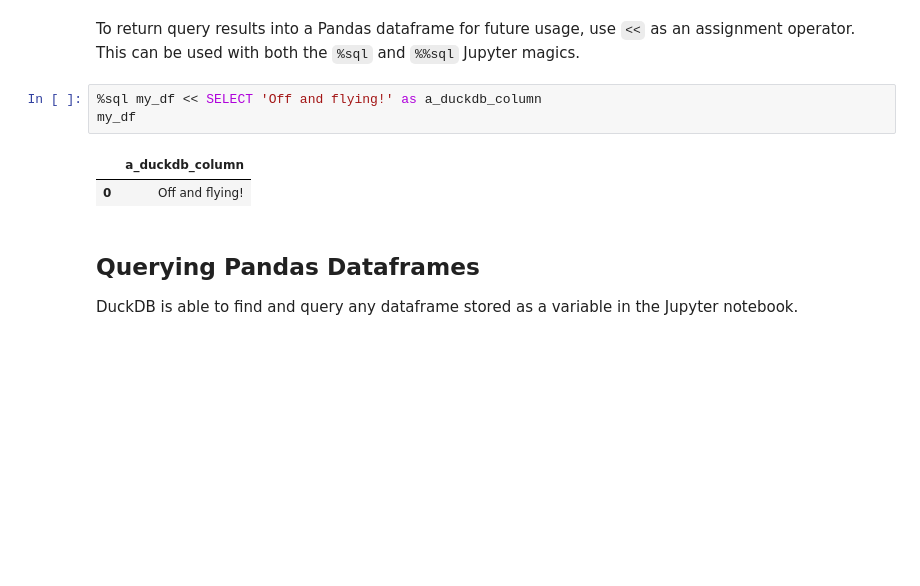
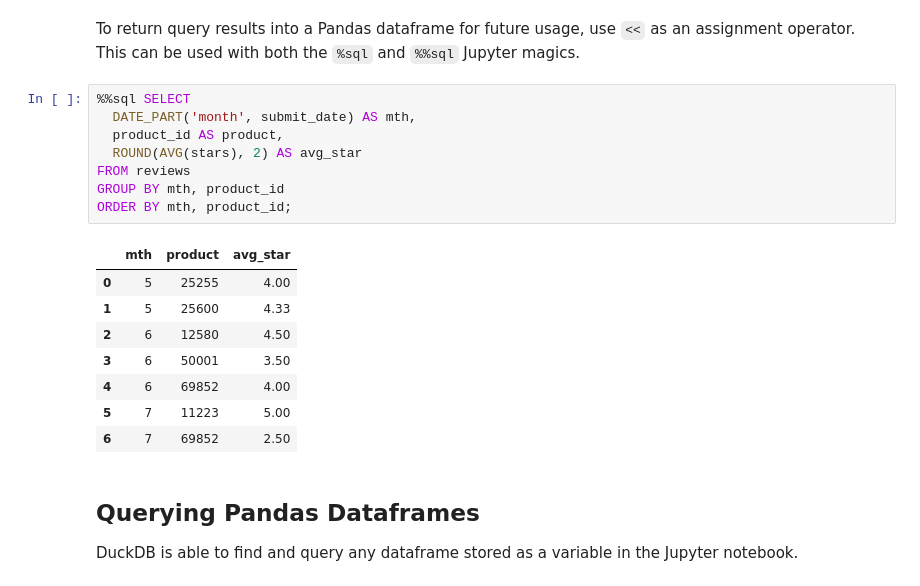
Before and after one commit to Zirescu/duckdb_in_jupyter, a Jupyter notebook: DuckDB_in_Jupyter_Notebooks.ipynb, the cells around one changed output. Drawn from its saved outputs; the diff is of its cells as text; blank space fills up the shorter version.

```diff
--- a/DuckDB_in_Jupyter_Notebooks.ipynb
+++ b/DuckDB_in_Jupyter_Notebooks.ipynb
@@ -59,11 +61,22 @@ LIMIT 5
 # %% [markdown]
 To return query results into a Pandas dataframe for future usage, use `<<` as an assignment operator. This can be used with both the `%sql` and `%%sql` Jupyter magics.
-# %%
-%sql my_df << SELECT 'Off and flying!' as a_duckdb_column
-my_df
-# %% [output]
-|  | a_duckdb_column |
-| 0 | Off and flying! |
+# %%
+%%sql SELECT
+  DATE_PART('month', submit_date) AS mth,
+  product_id AS product,
+  ROUND(AVG(stars), 2) AS avg_star
+FROM reviews
+GROUP BY mth, product_id
+ORDER BY mth, product_id;
+# %% [output]
+|  | mth | product | avg_star |
+| 0 | 5 | 25255 | 4.00 |
+| 1 | 5 | 25600 | 4.33 |
+| 2 | 6 | 12580 | 4.50 |
+| 3 | 6 | 50001 | 3.50 |
+| 4 | 6 | 69852 | 4.00 |
+| 5 | 7 | 11223 | 5.00 |
+| 6 | 7 | 69852 | 2.50 |
 # %% [markdown]
 ## Querying Pandas Dataframes
 DuckDB is able to find and query any dataframe stored as a variable in the Jupyter notebook.
```
Also changed, not shown: parts of 2 cells of this notebook.
